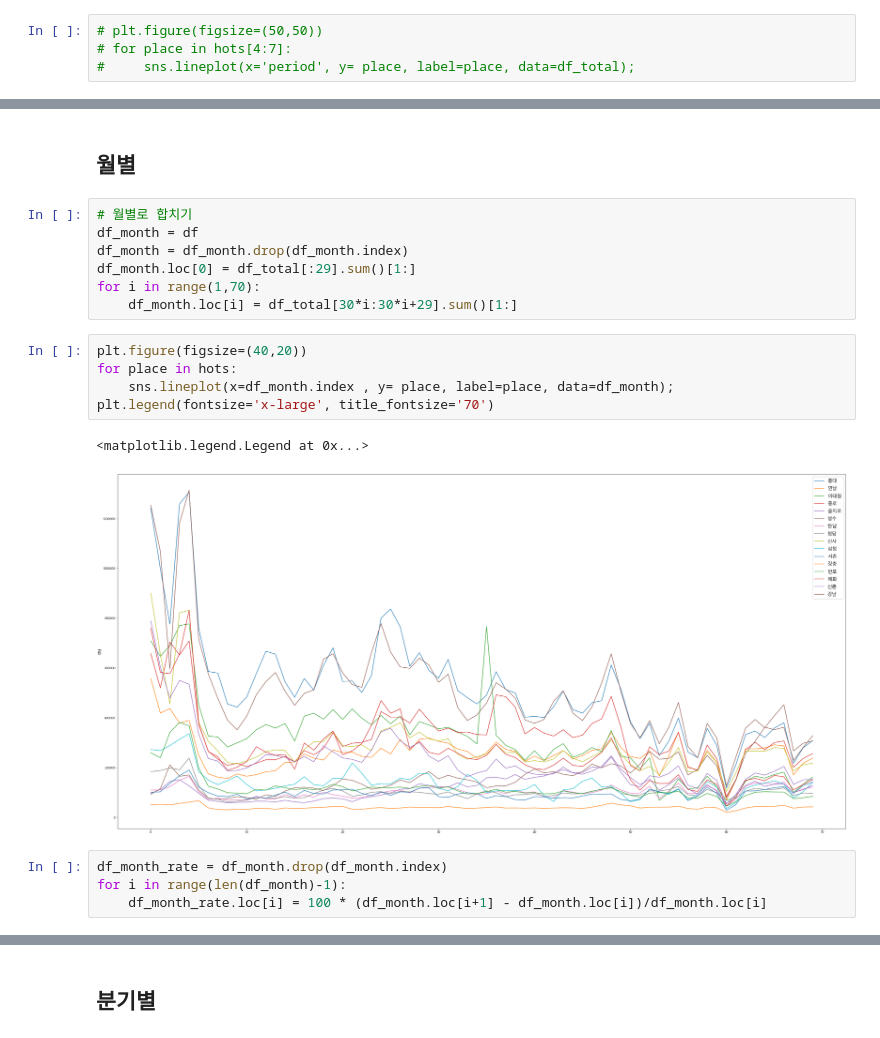
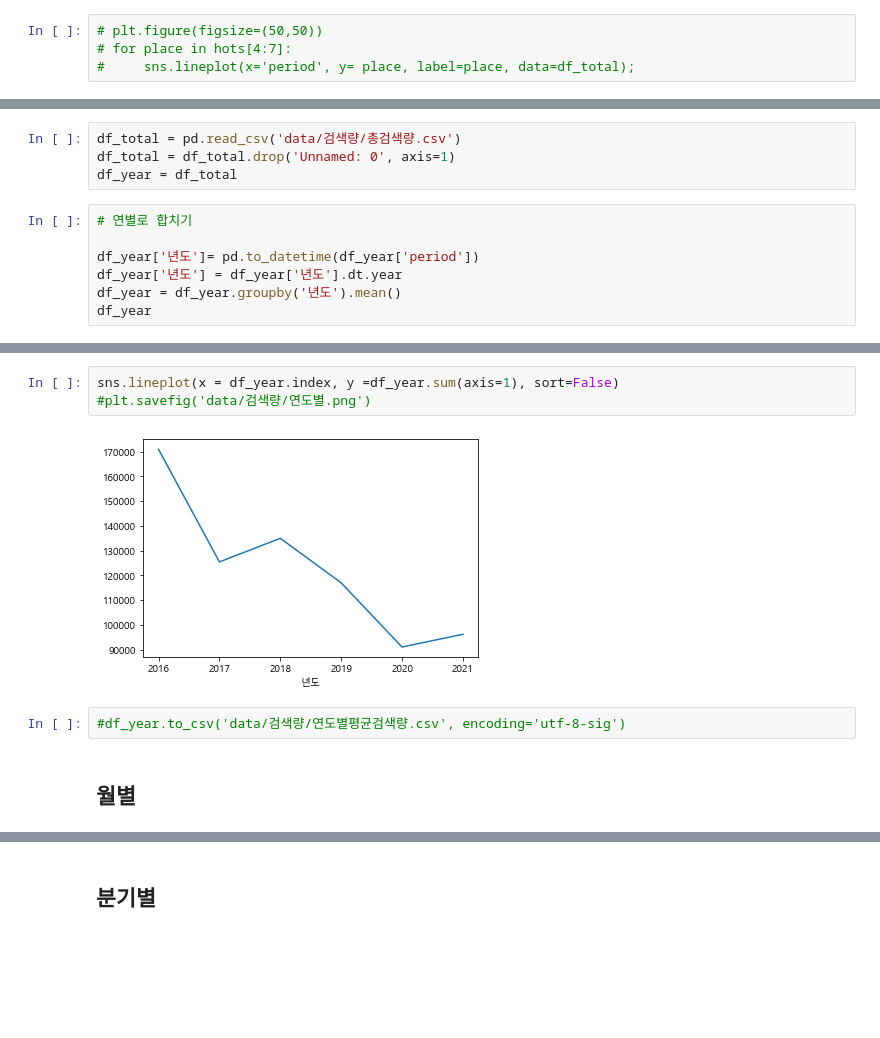
Before and after one commit to dongyoung0/toy_project, a Jupyter notebook: naver_trend.ipynb, the cells around one changed output, grey strips where cells are left out. Saved outputs shown, nothing was run; the diff lists cells and outputs as text; blank space fills up the shorter version.

```diff
--- a/naver_trend.ipynb
+++ b/naver_trend.ipynb
@@ -651,0 +656,11 @@ Hangul font is set!
+# %%
+df_total = pd.read_csv('data/검색량/총검색량.csv')
+df_total = df_total.drop('Unnamed: 0', axis=1)
+df_year = df_total
+# %%
+# 연별로 합치기
+
+df_year['년도']= pd.to_datetime(df_year['period'])
+df_year['년도'] = df_year['년도'].dt.year
+df_year = df_year.groupby('년도').mean()
+df_year
@@ -652,21 +676,9 @@ Hangul font is set!
+# %%
+sns.lineplot(x = df_year.index, y =df_year.sum(axis=1), sort=False)
+#plt.savefig('data/검색량/연도별.png')
+# %% [output]
+[figure, added]
+# %%
+#df_year.to_csv('data/검색량/연도별평균검색량.csv', encoding='utf-8-sig')
 # %% [markdown]
 ## 월별
-# %%
-# 월별로 합치기
-df_month = df
-df_month = df_month.drop(df_month.index)
-df_month.loc[0] = df_total[:29].sum()[1:]
-for i in range(1,70):
-    df_month.loc[i] = df_total[30*i:30*i+29].sum()[1:]
-# %%
-plt.figure(figsize=(40,20))
-for place in hots:
-    sns.lineplot(x=df_month.index , y= place, label=place, data=df_month);
-plt.legend(fontsize='x-large', title_fontsize='70')
-# %% [output]
-<matplotlib.legend.Legend at 0x...>
-[figure, removed]
-# %%
-df_month_rate = df_month.drop(df_month.index)
-for i in range(len(df_month)-1):
-    df_month_rate.loc[i] = 100 * (df_month.loc[i+1] - df_month.loc[i])/df_month.loc[i]
```
Also changed, not shown: parts of 39 cells of this notebook.
